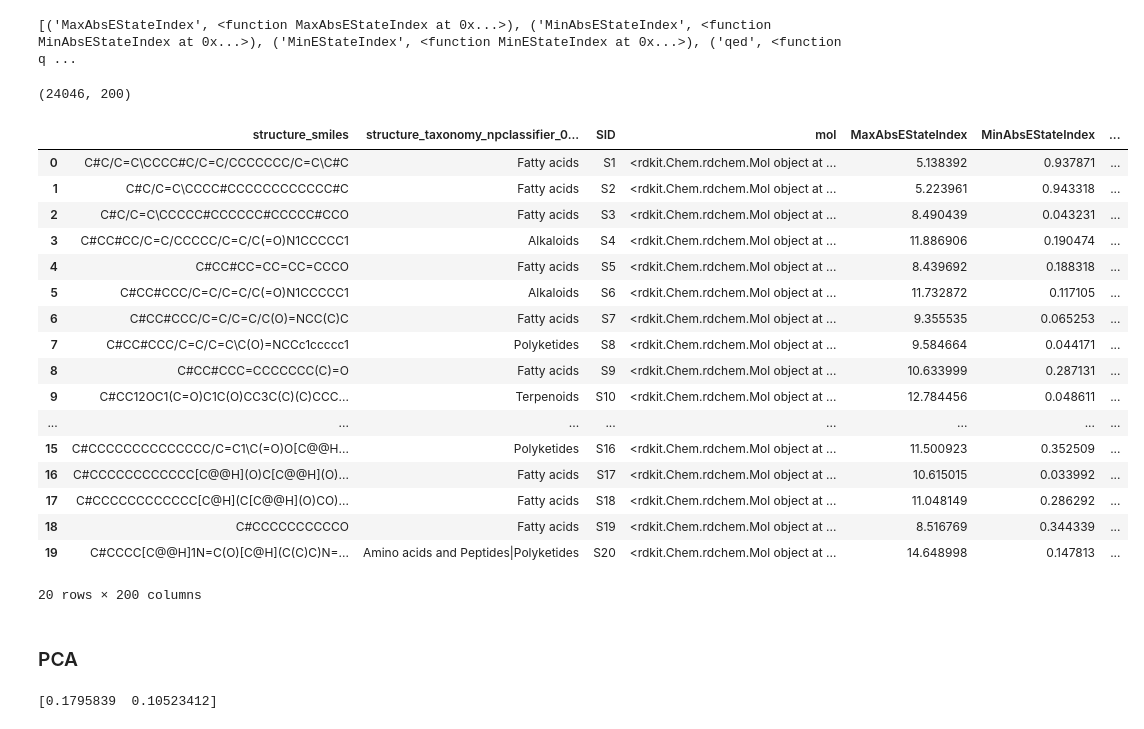
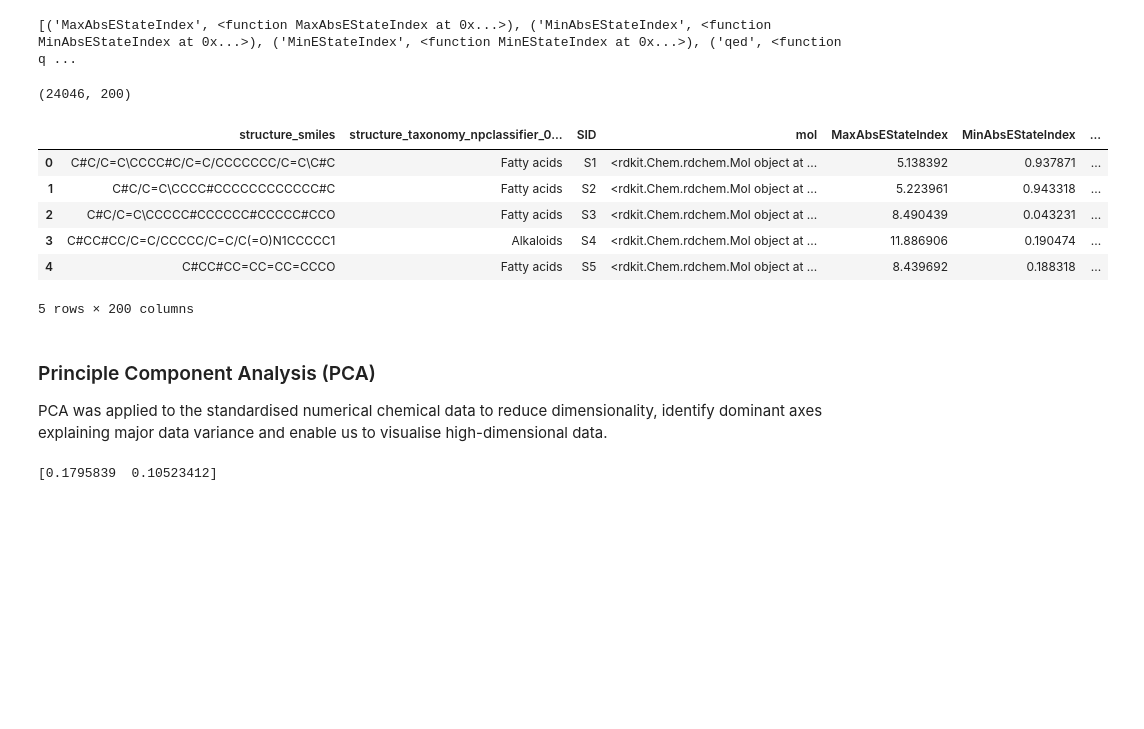
Before and after one commit to Smuggyboiii/DSA103_DataProject_SJ, a Jupyter notebook: scripts/derive_chemistry.ipynb, the cells around one changed output. Drawn from its saved outputs; the diff is of its cells as text; code cells hidden in the pictures; blank space fills up the shorter version.

```diff
--- a/scripts/derive_chemistry.ipynb
+++ b/scripts/derive_chemistry.ipynb
@@ -108,35 +126,25 @@ desc_df = pd.DataFrame(rows)
 # %%
 compOut = pd.concat(
     [compReady.reset_index(drop=True), desc_df],
     axis=1
 )
 print(compOut.shape)
-compOut.head(20)
+compOut.head(5)
 # %% [output]
 (24046, 200)
 |  | structure_smiles | structure_taxonomy_npclassifier_0... | SID | mol | MaxAbsEStateIndex | MinAbsEStateIndex | ... |
 | 0 | C#C/C=C\CCCC#C/C=C/CCCCCCC/C=C\C#C | Fatty acids | S1 | <rdkit.Chem.rdchem.Mol object at ... | 5.138392 | 0.937871 | ... |
 | 1 | C#C/C=C\CCCC#CCCCCCCCCCCC#C | Fatty acids | S2 | <rdkit.Chem.rdchem.Mol object at ... | 5.223961 | 0.943318 | ... |
 | 2 | C#C/C=C\CCCCC#CCCCCC#CCCCC#CCO | Fatty acids | S3 | <rdkit.Chem.rdchem.Mol object at ... | 8.490439 | 0.043231 | ... |
 | 3 | C#CC#CC/C=C/CCCCC/C=C/C(=O)N1CCCCC1 | Alkaloids | S4 | <rdkit.Chem.rdchem.Mol object at ... | 11.886906 | 0.190474 | ... |
 | 4 | C#CC#CC=CC=CC=CCCO | Fatty acids | S5 | <rdkit.Chem.rdchem.Mol object at ... | 8.439692 | 0.188318 | ... |
-| 5 | C#CC#CCC/C=C/C=C/C(=O)N1CCCCC1 | Alkaloids | S6 | <rdkit.Chem.rdchem.Mol object at ... | 11.732872 | 0.117105 | ... |
-| 6 | C#CC#CCC/C=C/C=C/C(O)=NCC(C)C | Fatty acids | S7 | <rdkit.Chem.rdchem.Mol object at ... | 9.355535 | 0.065253 | ... |
-| 7 | C#CC#CCC/C=C/C=C\C(O)=NCCc1ccccc1 | Polyketides | S8 | <rdkit.Chem.rdchem.Mol object at ... | 9.584664 | 0.044171 | ... |
-| 8 | C#CC#CCC=CCCCCCC(C)=O | Fatty acids | S9 | <rdkit.Chem.rdchem.Mol object at ... | 10.633999 | 0.287131 | ... |
-| 9 | C#CC12OC1(C=O)C1C(O)CC3C(C)(C)CCC... | Terpenoids | S10 | <rdkit.Chem.rdchem.Mol object at ... | 12.784456 | 0.048611 | ... |
-| ... | ... | ... | ... | ... | ... | ... | ... |
-| 15 | C#CCCCCCCCCCCCCC/C=C1\C(=O)O[C@@H... | Polyketides | S16 | <rdkit.Chem.rdchem.Mol object at ... | 11.500923 | 0.352509 | ... |
-| 16 | C#CCCCCCCCCCCC[C@@H](O)C[C@@H](O)... | Fatty acids | S17 | <rdkit.Chem.rdchem.Mol object at ... | 10.615015 | 0.033992 | ... |
-| 17 | C#CCCCCCCCCCCC[C@H](C[C@@H](O)CO)... | Fatty acids | S18 | <rdkit.Chem.rdchem.Mol object at ... | 11.048149 | 0.286292 | ... |
-| 18 | C#CCCCCCCCCCO | Fatty acids | S19 | <rdkit.Chem.rdchem.Mol object at ... | 8.516769 | 0.344339 | ... |
-| 19 | C#CCCC[C@@H]1N=C(O)[C@H](C(C)C)N=... | Amino acids and Peptides|Polyketides | S20 | <rdkit.Chem.rdchem.Mol object at ... | 14.648998 | 0.147813 | ... |
-20 rows × 200 columns
+5 rows × 200 columns
 # %%
 #for col in compOut.columns:
 #    print(f"{col}: {compOut[col].nunique()}")
 # %% [markdown]
-### PCA
+### Principle Component Analysis (PCA)
+PCA was applied to the standardised numerical chemical data to reduce dimensionality, identify dominant axes explaining major data variance and enable us to visualise high-dimensional data.
 # %%
 from sklearn.preprocessing import StandardScaler
 from sklearn.decomposition import PCA
```
Also changed, not shown: parts of 9 cells of this notebook, 2 other files.
